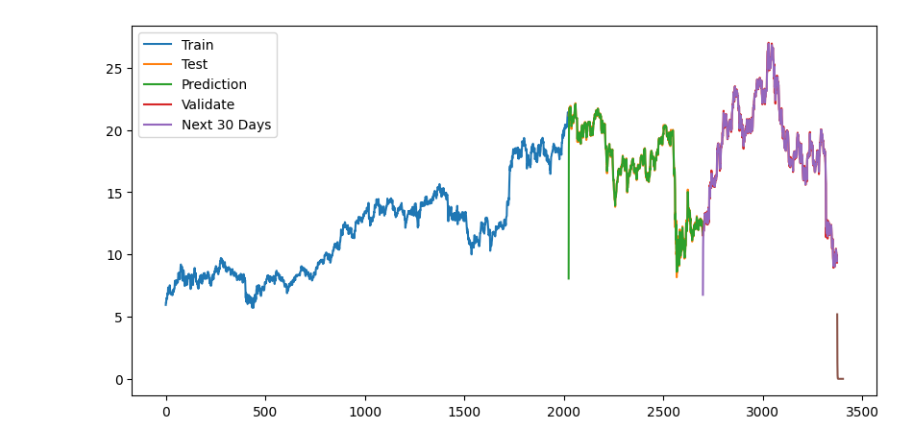
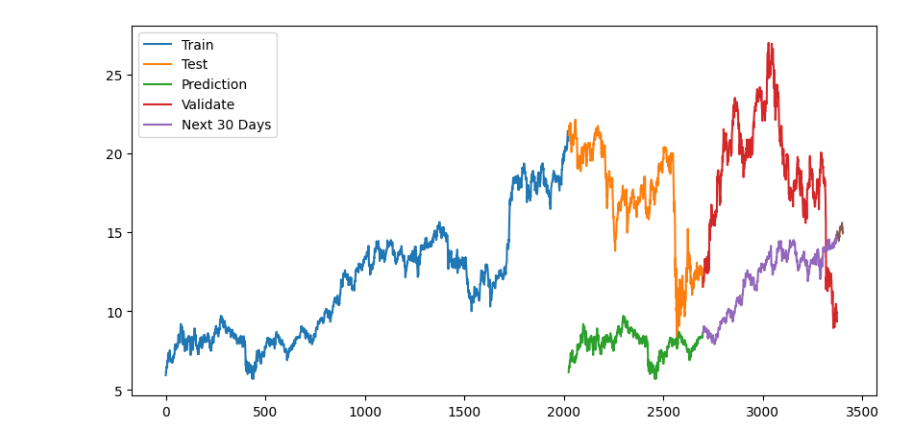
Before and after one commit to congthanhle/IS403.N21.HTTT_Nhom14, a Jupyter notebook: DLM/KEY/Dynamic_Linear_Model_6_2_2.ipynb, the cells around one changed output. Drawn from its saved outputs; the diff is of its cells as text; code cells hidden in the pictures.

```diff
--- a/DLM/KEY/Dynamic_Linear_Model_6_2_2.ipynb
+++ b/DLM/KEY/Dynamic_Linear_Model_6_2_2.ipynb
@@ -1,9 +1,9 @@
 # %%
 import pandas as pd
 import numpy as np
-from pykalman import KalmanFilter
 import matplotlib.pyplot as plt
-from sklearn.preprocessing import MinMaxScaler
+from pydlm import dlm, dynamic
+
 # Đọc dữ liệu từ file
 df = pd.read_csv('E:/Nam3/HK2/Business_Analyst/github/BDLM/Bayesian_Dynamic_linear_Model/dataset/KEY.csv')
 df = df[['Close']]
@@ -20,78 +20,79 @@ test_data = df[train_size:train_size+test_size]
 val_data = df[train_size+test_size:]
 
 # Quá trình Training
-x_train = np.array(train_data.index).reshape(-1, 1)
-y_train = np.array(train_data['Close']).reshape(-1, 1)
+y_train = np.array(train_data['Close'])
 
-# Tạo mô hình Kalman Filter
-kf = KalmanFilter(n_dim_obs=1, n_dim_state=1)
+# Tạo mô hình DLM
+myDLM = dlm(y_train)
 
-# Xác định ma trận chuyển đổi và ma trận quan sát
-transition_matrix = np.array([[1]])
-observation_matrix = np.array([[1]])
+# Tạo một danh sách các danh sách, trong đó mỗi phần tử là một giá trị của cột 'Close' trong DataFrame
+dynamic_features_Close = [[value] for value in df['Close'].values]
 
-# Xác định ma trận hiệp phương sai của quá trình chuyển đổi và quan sát
-transition_covariance = np.eye(1)
-observation_covariance = np.eye(1) * 0.1
+# Lấy đúng size theo train_data và thêm mô hình dynamic vào DLM
+train_dynamic_Close = dynamic_features_Close[:train_size]
+myDLM = myDLM + dynamic(features=train_dynamic_Close, name='dynamicClose', discount=0.99)
 
-# Xác định giá trị ban đầu của trạng thái
-initial_state_mean = y_train[0]
-initial_state_covariance = np.eye(1)
-
-# Thiết lập các tham số cho mô hình
-kf.transition_matrices = transition_matrix
-kf.observation_matrices = observation_matrix
-kf.transition_covariance = transition_covariance
-kf.observation_covariance = observation_covariance
-kf.initial_state_mean = initial_state_mean
-kf.initial_state_covariance = initial_state_covariance
-
-# Huấn luyện mô hình
-kf.em(y_train)
+# Huấn luyện mô hình DLM
+myDLM.fit()
 
 # Quá trình testing
-x_test = np.array(test_data.index).reshape(-1, 1)
-y_test = np.array(test_data['Close']).reshape(-1, 1)
-predicted_state_means, _ = kf.filter(y_test)
+y_test = np.array(test_data['Close'])
 
-# Dự đoán dữ liệu
-y_pred = predicted_state_means[:, 0]
+# Dự đoán dữ liệu kiểm tra
+y_pred = []
+for i in range(len(y_test)):
+    next_observation = myDLM.predict(date=i+1)
+    y_pred.append(next_observation)
+    myDLM.append(next_observation)
+
+y_pred = np.array(y_pred)
 
 # Quá trình Validate
-x_val = np.array(val_data.index).reshape(-1, 1)
-y_val = np.array(val_data['Close']).reshape(-1, 1)
-predicted_val_state_means, _ = kf.filter(y_val)
+y_val = np.array(val_data['Close'])
 
 # Dự đoán dữ liệu validate
-y_pred_val = predicted_val_state_means[:, 0]
+y_pred_val = []
+for i in range(len(y_val)):
+    next_observation = myDLM.predict(date=i+1+len(y_test))
+    y_pred_val.append(next_observation)
+    myDLM.append(next_observation)
+
+y_pred_val = np.array(y_pred_val)
 
 # Quá trình tạo index predict 30 ngày tiếp theo
 last_index = df.index[-1]
-last_data = pd.RangeIndex(start=last_index, stop=last_index+30, step=1)
 x_next_30_days = np.array(range(last_index+1, last_index+31))
 
 # Dự đoán 30 ngày tiếp theo
-predicted_next_state_means, _ = kf.filter(np.zeros_like(x_next_30_days))
-y_next_30_days = predicted_next_state_means[:, 0]
+y_next_30_days = []
+for i in range(30):
+    next_observation = myDLM.predict(date=i+1+len(y_test)+len(y_val))
+    y_next_30_days.append(next_observation)
+    myDLM.append(next_observation)
 
-# 8. Tính RMSE
+y_next_30_days = np.array(y_next_30_days)
+
+
+
+# Tính RMSE
 valid_rmse = np.sqrt(np.mean((y_pred_val - y_val)**2))
 test_rmse = np.sqrt(np.mean((y_pred - y_test)**2))
 mae = np.mean(np.abs(y_pred - y_test))
 mape = np.mean(np.abs((y_pred - y_test) / y_test)) * 100
+
 print('Validation RMSE:', valid_rmse)
 print('Testing RMSE:', test_rmse)
 print('MAE:', mae)
 print('MAPE:', mape)
 
 # Vẽ hình
-plt.figure(figsize =(10, 5))
+plt.figure(figsize=(10, 5))
 plt.plot(train_data.index, train_data['Close'])
 plt.plot(test_data.index, test_data['Close'])
-plt.plot(test_data.index, y_pred)
+plt.plot(test_data.index, y_pred[:, 0, 0, 0])
 plt.plot(val_data.index, val_data['Close'])
-plt.plot(val_data.index, y_pred_val)
-plt.plot(x_next_30_days, y_next_30_days)
-plt.legend(['Train', 'Test',  'Prediction', 'Validate', 'Next 30 Days'])
+plt.plot(val_data.index, y_pred_val[:, 0, 0, 0])
+plt.plot(x_next_30_days, y_next_30_days[:, 0, 0, 0])
+plt.legend(['Train', 'Test', 'Prediction', 'Validate', 'Next 30 Days'])
 plt.show()
 # %% [output]
@@ -102 +116 @@ MAPE: 23.447722025657313
-[figure, old version]
+[figure, new version]
```
Also changed, not shown: parts of 1 cell of this notebook, 53 other files.
